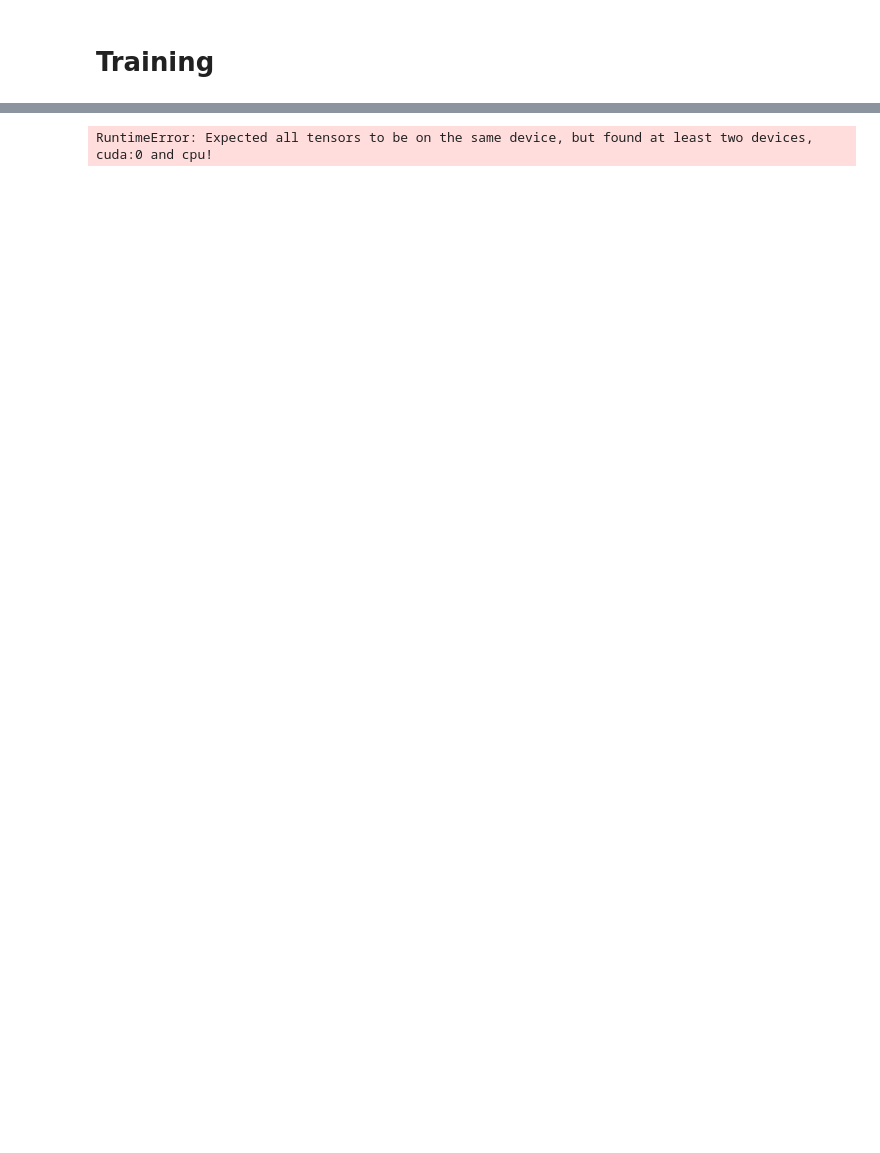
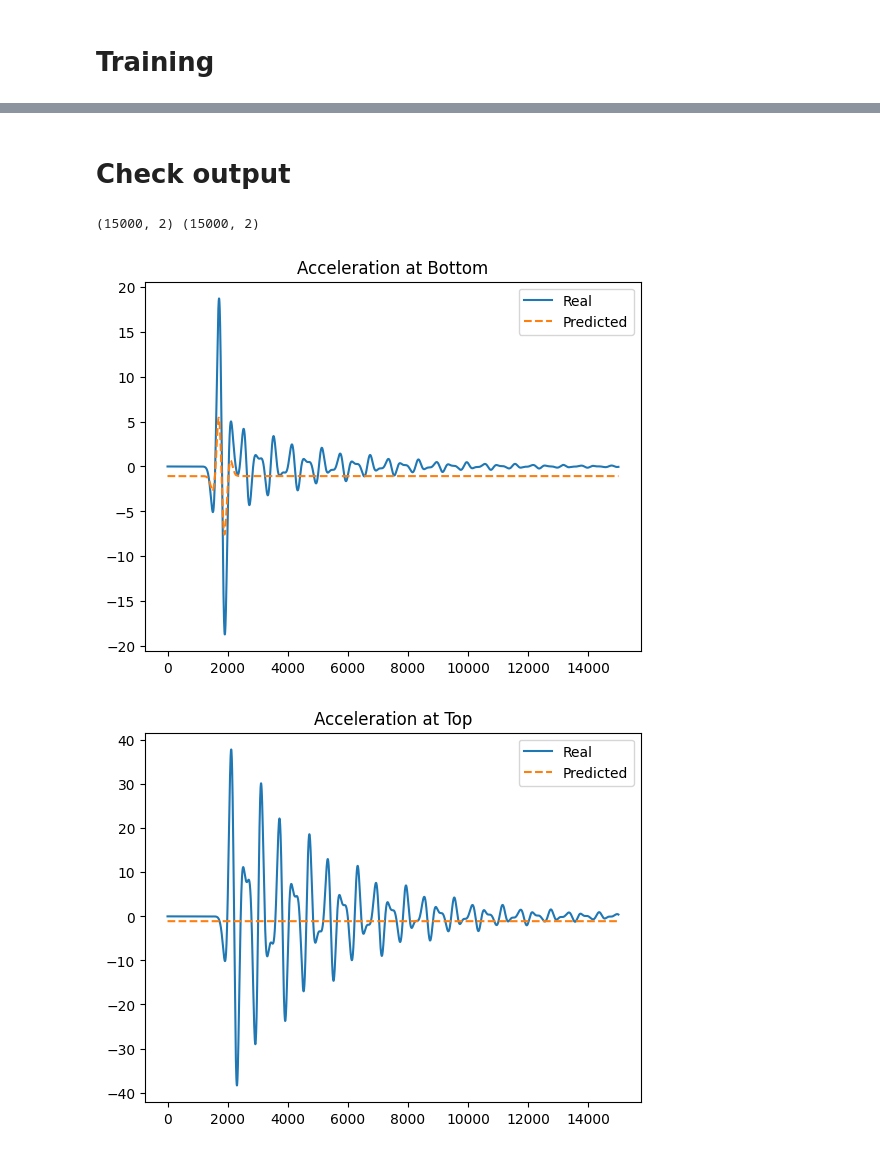
Before and after one commit to KurtSoncco/GNN_Soil_Dynamics, a Jupyter notebook: GNN.ipynb, the cells around one changed output, grey strips where cells are left out. Saved outputs shown, nothing was run; the diff lists cells and outputs as text; code cells hidden in the pictures; blank space fills up the shorter version.

```diff
--- a/GNN.ipynb
+++ b/GNN.ipynb
@@ -601,0 +681,3 @@ plt.show()
+# %%
+# Test
+test_loss, results = test(test_data, stats_list, model, args)
@@ -601,0 +686,2 @@ plt.show()
+# %% [markdown]
+# Check output
@@ -602,3 +709,36 @@ plt.show()
+# %%
+results = predict(dataset, model, stats_list, device)
+
+# Convert to numpy
+results = [result.cpu().numpy() for result in results]
+results = np.array(results).squeeze()
+
+# Extract from ground truth
+y = [data.y.cpu().numpy() for data in dataset]
+y = np.array(y).squeeze()
+# %%
+# Select only first and final row
+y = y[:,[0,-1]]
+results = results[:,[0,-1]]
+
+print(y.shape, results.shape)
+# %% [output]
+(15000, 2) (15000, 2)
+# %%
+import matplotlib.pyplot as plt
+
+# Plot the results
+name=["Bottom", "Top"]
+
+for i in range(y.shape[1]):
+    plt.plot(y[:,i], label="Real")
+    plt.plot(results[:,i], label="Predicted", linestyle="--")
+    plt.title("Acceleration at " + name[i])
+    plt.legend()
+    plt.show()
+# %% [output]
+[figure, added]
+[figure, added]
 # %%
 # Save model
 model_name = 'model_nl'+str(args.num_layers)+'_bs'+str(args.batch_size) + \
@@ -612,16 +751,0 @@ torch.save(model.state_dict(), os.path.join(args.checkpoint_dir, model_name))
-# %%
-# Test data
-test_loader = DataLoader(dataset, batch_size=args.batch_size, shuffle=False)
-test_losses = []
-model.eval()
-with torch.no_grad():
-    for batch in test_loader:
-        batch = batch.to(device)
-        pred = model(batch, mean_vec_x, std_vec_x, mean_vec_edge, std_vec_edge).to(device)
-        loss = model.loss(pred, batch, mean_vec_y, std_vec_y)
-        test_losses.append(loss.item())
-
-test_loss = np.mean(test_losses)
-print(f"Test Loss: {test_loss}")
-# %% [output]
-RuntimeError: Expected all tensors to be on the same device, but found at least two devices, cuda:0 and cpu!
```
Also changed, not shown: parts of 30 cells of this notebook, 17 other files.
